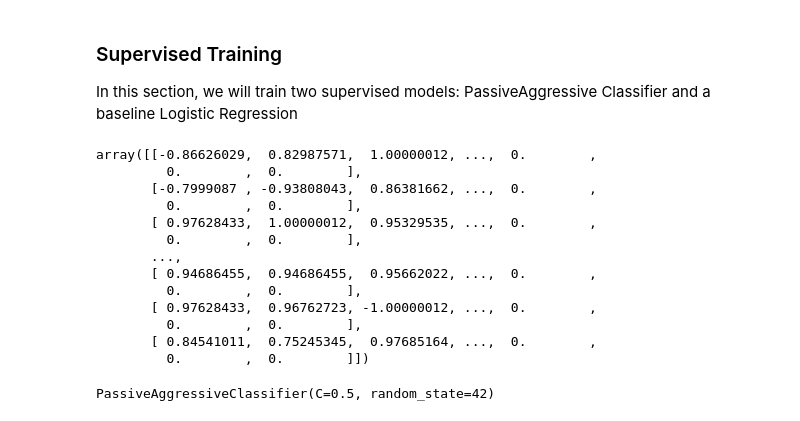
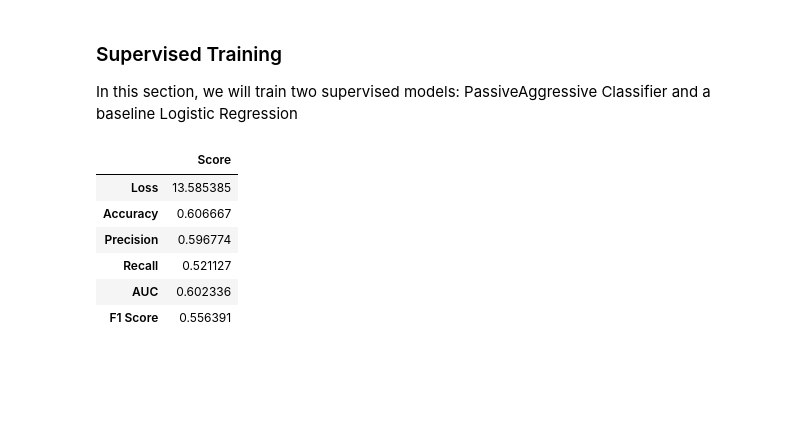
Before and after one commit to edologgerbird/context-capturing-clustering, a Jupyter notebook: final_project.ipynb, the cells around one changed output. Saved outputs shown, nothing was run; the diff lists cells and outputs as text; code cells hidden in the pictures; blank space fills up the shorter version.

```diff
--- a/final_project.ipynb
+++ b/final_project.ipynb
@@ -648,24 +663,46 @@ Name: cleaned_text, dtype: object
 ### Supervised Training
 
 In this section, we will train two supervised models: PassiveAggressive Classifier and a baseline Logistic Regression
-# %%
-np.array(X_train_transformed.tolist())
-# %% [output]
-array([[-0.86626029,  0.82987571,  1.00000012, ...,  0.        ,
-         0.        ,  0.        ],
-       [-0.7999087 , -0.93808043,  0.86381662, ...,  0.        ,
-         0.        ,  0.        ],
-       [ 0.97628433,  1.00000012,  0.95329535, ...,  0.        ,
-         0.        ,  0.        ],
-       ...,
-       [ 0.94686455,  0.94686455,  0.95662022, ...,  0.        ,
-         0.        ,  0.        ],
-       [ 0.97628433,  0.96762723, -1.00000012, ...,  0.        ,
-         0.        ,  0.        ],
-       [ 0.84541011,  0.75245345,  0.97685164, ...,  0.        ,
-         0.        ,  0.        ]])
 # %%
 pac_model = PassiveAggressiveClassifier(C = 0.5, random_state = RANDOM_STATE)
-pac_model.fit(np.array(X_train_transformed.tolist()), y_train)
+pac_model.fit(X_train_transformed, y_train)
-# %% [output]
-PassiveAggressiveClassifier(C=0.5, random_state=42)
+# %%
+def get_F1(precision, recall):
+    if precision == recall == 0:
+        return 0
+    return 2* (precision*recall)/(precision+recall)
+
+def PAC_pipeline(model, X_train_transformed, y_train, X_test_transformed, y_test):
+    model.fit(X_train_transformed, y_train)
+    pred = model.predict(X_test_transformed)
+
+    loss = log_loss(y_test, pred)
+    accuracy = accuracy_score(y_test, pred)
+
+    precision = precision_score(y_test, pred)
+    recall = recall_score(y_test, pred)
+    auc = roc_auc_score(y_test, pred)
+    F1 = get_F1(precision,recall)
+    results = {
+        "Loss": loss,
+        "Accuracy": accuracy,
+        "Precision": precision,
+        "Recall": recall,
+        "AUC": auc,
+        "F1 Score": F1
+    }
+    # print(results)
+    return results
+# %%
+pac_model = PassiveAggressiveClassifier(C = 0.5, random_state = RANDOM_STATE)
+
+static_results = PAC_pipeline(pac_model, X_train_transformed, y_train, X_test_transformed, y_test)
+pd.DataFrame(static_results, index=["Score"]).T
+# %% [output]
+|  | Score |
+| Loss | 13.585385 |
+| Accuracy | 0.606667 |
+| Precision | 0.596774 |
+| Recall | 0.521127 |
+| AUC | 0.602336 |
+| F1 Score | 0.556391 |
```
Also changed, not shown: parts of 6 cells of this notebook.
